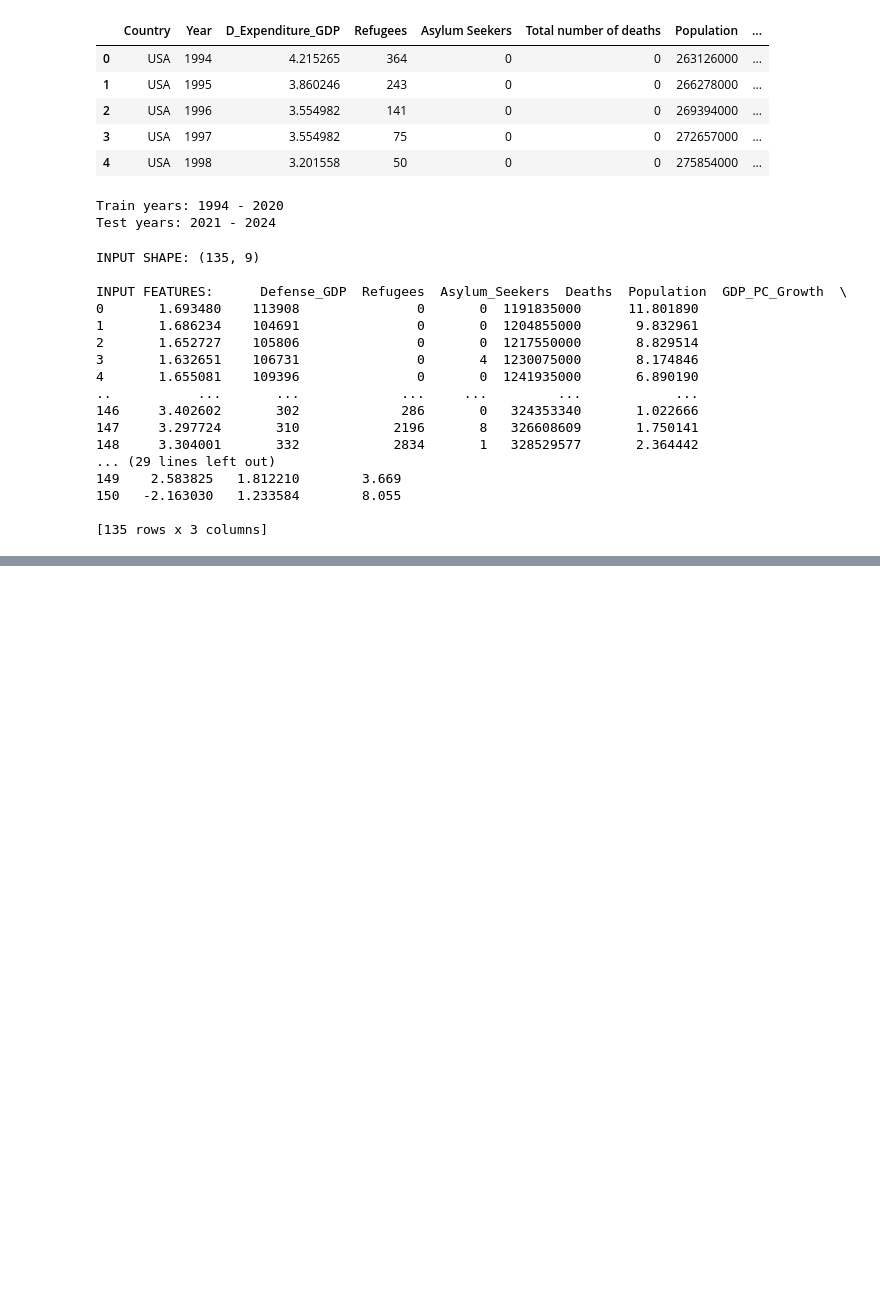
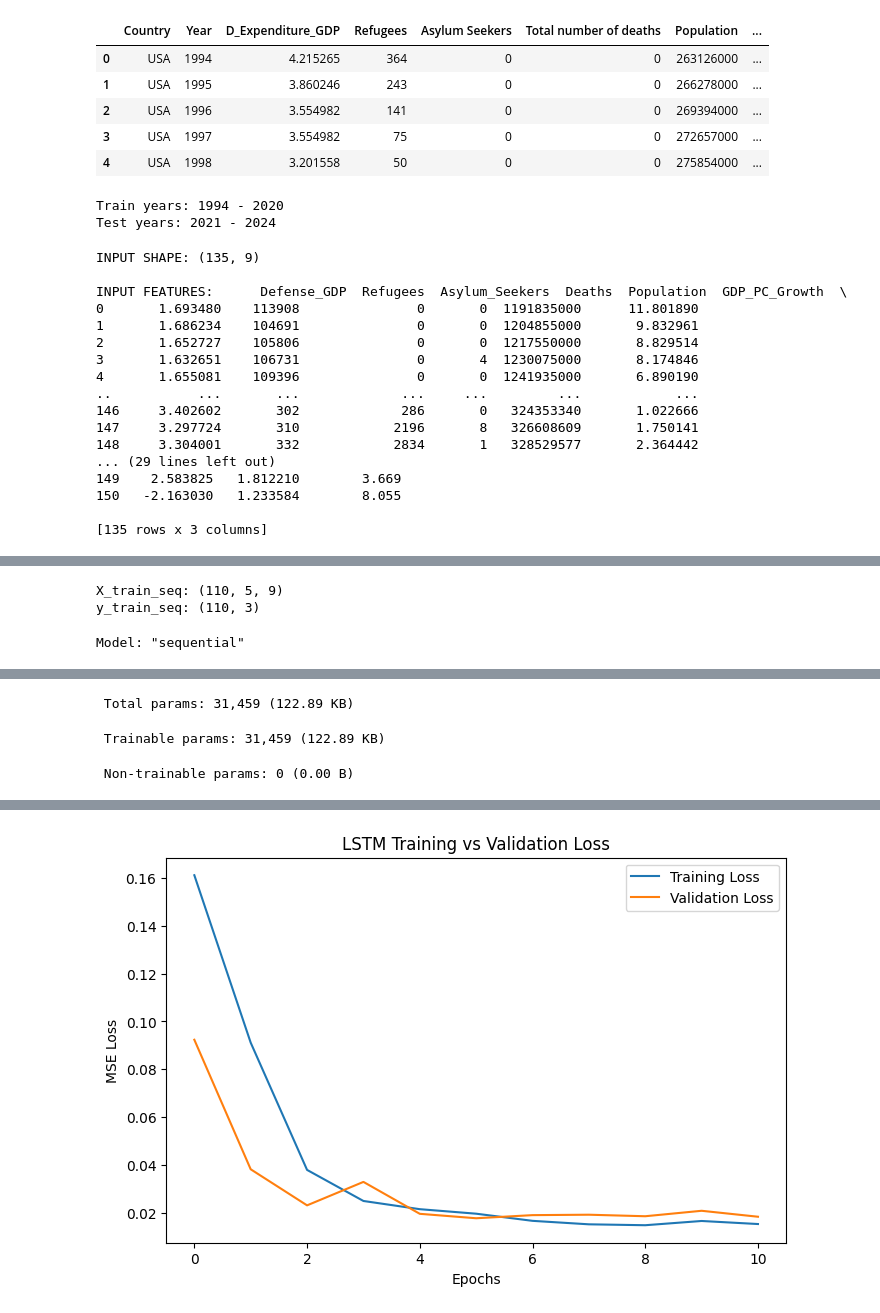
Before and after one commit to sadeeshDeSilva/STRATIA-defense-impact-analysis, a Jupyter notebook: Economics_LSTM_Data_Prep.ipynb, the cells around one changed output, grey strips where cells are left out. Cells and saved outputs as stored; diff of their text form; code cells hidden in the pictures; blank space fills up the shorter version.

Commit message:
LSTM model trained with stable validation performance

```diff
--- a/Economics_LSTM_Data_Prep.ipynb
+++ b/Economics_LSTM_Data_Prep.ipynb
@@ -5,7 +3,7 @@
 import pandas as pd
 import numpy as np
 
-df = pd.read_csv('/Final_Master_Dataset.csv')
+df = pd.read_csv('/content/Final_Master_Dataset.csv')
 df.head()
 # %% [output]
 |  | Country | Year | D_Expenditure_GDP | Conflict_Intensity | Health_Expenditure_(% of GDP) | Education_Expenditure_(% of GDP) | ... |
@@ -126,0 +205,71 @@ INPUT FEATURES:      Defense_GDP  Refugees  Asylum_Seekers  Deaths  Population
+# %%
+from tensorflow.keras.models import Sequential
+from tensorflow.keras.layers import LSTM, Dense, Dropout
+from tensorflow.keras.callbacks import EarlyStopping
+import matplotlib.pyplot as plt
+
+# Confirm Input Shapes.
+print("X_train_seq:", X_train_seq.shape)
+print("y_train_seq:", y_train_seq.shape)
+
+# LSTM Architecture:
+model = Sequential()
+
+# 1st layer:
+model.add(
+    LSTM(
+        units=64,
+        return_sequences=True,
+        input_shape=(X_train_seq.shape[1], X_train_seq.shape[2])
+    )
+)
+model.add(Dropout(0.2))
+
+# 2nd Layer:
+model.add(LSTM(units=32))
+model.add(Dropout(0.2))
+
+# Output layer:
+model.add(Dense(len(target_features)))
+
+model.compile(
+    optimizer="adam",
+    loss="mse"
+)
+
+model.summary()
+
+# 1st LSTM layer for return sequences for stacking..
+# Output layer -> 3 neurons for 3 targets..
+
+# Should add EarlyStopping incase for over-training:
+early_stop = EarlyStopping(
+    monitor="val_loss",
+    patience=5,
+    restore_best_weights=True
+)
+
+# Train:
+history = model.fit(
+    X_train_seq,
+    y_train_seq,
+    epochs=50,
+    batch_size=16,
+    validation_split=0.1,
+    callbacks=[early_stop],
+    verbose=1
+)
+
+# Plot Validation vs Training:
+plt.figure(figsize=(8,5))
+plt.plot(history.history["loss"], label="Training Loss")
+plt.plot(history.history["val_loss"], label="Validation Loss")
+plt.xlabel("Epochs")
+plt.ylabel("MSE Loss")
+plt.title("LSTM Training vs Validation Loss")
+plt.legend()
+plt.show()
+# %% [output]
+X_train_seq: (110, 5, 9)
+y_train_seq: (110, 3)
+Model: "sequential"
@@ -126,0 +289,3 @@ INPUT FEATURES:      Defense_GDP  Refugees  Asylum_Seekers  Deaths  Population
+ Total params: 31,459 (122.89 KB)
+ Trainable params: 31,459 (122.89 KB)
+ Non-trainable params: 0 (0.00 B)
@@ -126,0 +309 @@ INPUT FEATURES:      Defense_GDP  Refugees  Asylum_Seekers  Deaths  Population
+[figure, added]
```
Also changed, not shown: parts of 3 cells of this notebook.
